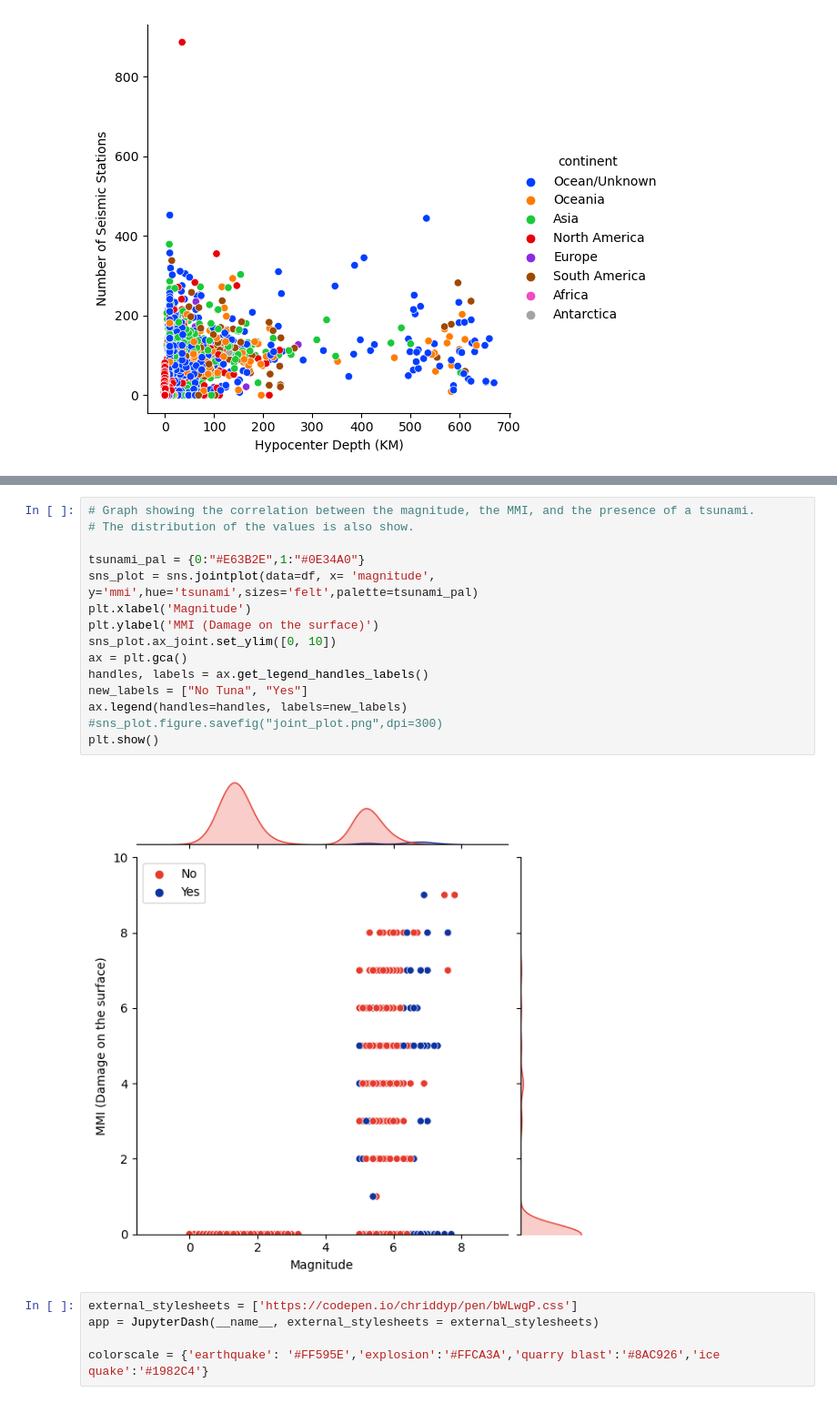
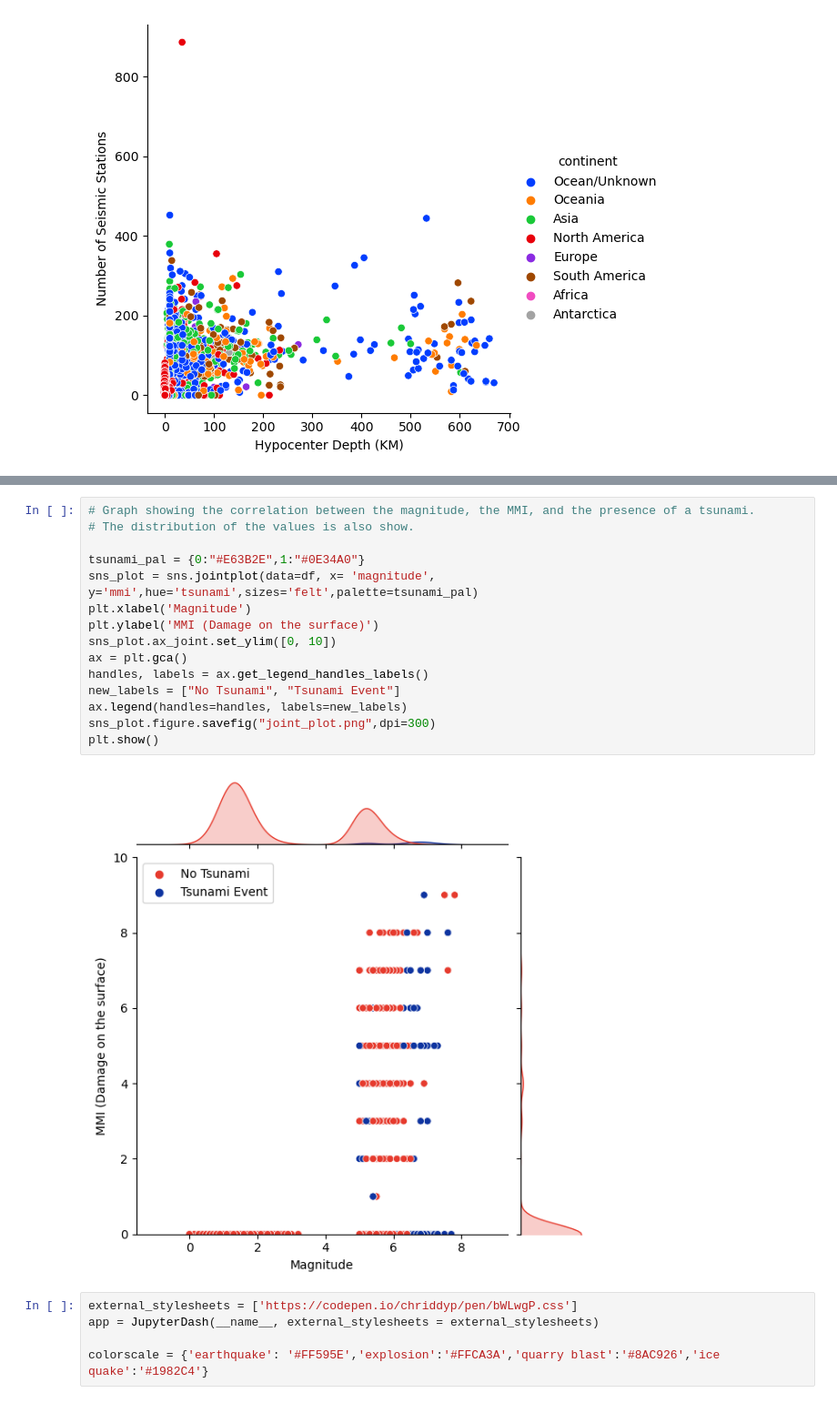
Before and after one commit to jane-hernandez/earthquake_dataviz, a Jupyter notebook: Graphing.ipynb, the cells around one changed output, grey strips where cells are left out. Shown at 91% size. Drawn from its saved outputs; the diff is of its cells as text.

```diff
--- a/Graphing.ipynb
+++ b/Graphing.ipynb
@@ -62,20 +62,20 @@ fig.show()
 # %%
 # Graph showing the correlation between the magnitude, the MMI, and the presence of a tsunami.
 # The distribution of the values is also show.
 
 tsunami_pal = {0:"#E63B2E",1:"#0E34A0"}
 sns_plot = sns.jointplot(data=df, x= 'magnitude', y='mmi',hue='tsunami',sizes='felt',palette=tsunami_pal)
 plt.xlabel('Magnitude')
 plt.ylabel('MMI (Damage on the surface)')
 sns_plot.ax_joint.set_ylim([0, 10])
 ax = plt.gca()
 handles, labels = ax.get_legend_handles_labels()
-new_labels = ["No Tuna", "Yes"]
+new_labels = ["No Tsunami", "Tsunami Event"]
 ax.legend(handles=handles, labels=new_labels)
-#sns_plot.figure.savefig("joint_plot.png",dpi=300)
+sns_plot.figure.savefig("joint_plot.png",dpi=300)
 plt.show()
 # %% [output]
-[figure, old version]
+[figure, new version]
 # %%
 external_stylesheets = ['https://codepen.io/chriddyp/pen/bWLwgP.css']
 app = JupyterDash(__name__, external_stylesheets = external_stylesheets)
```
